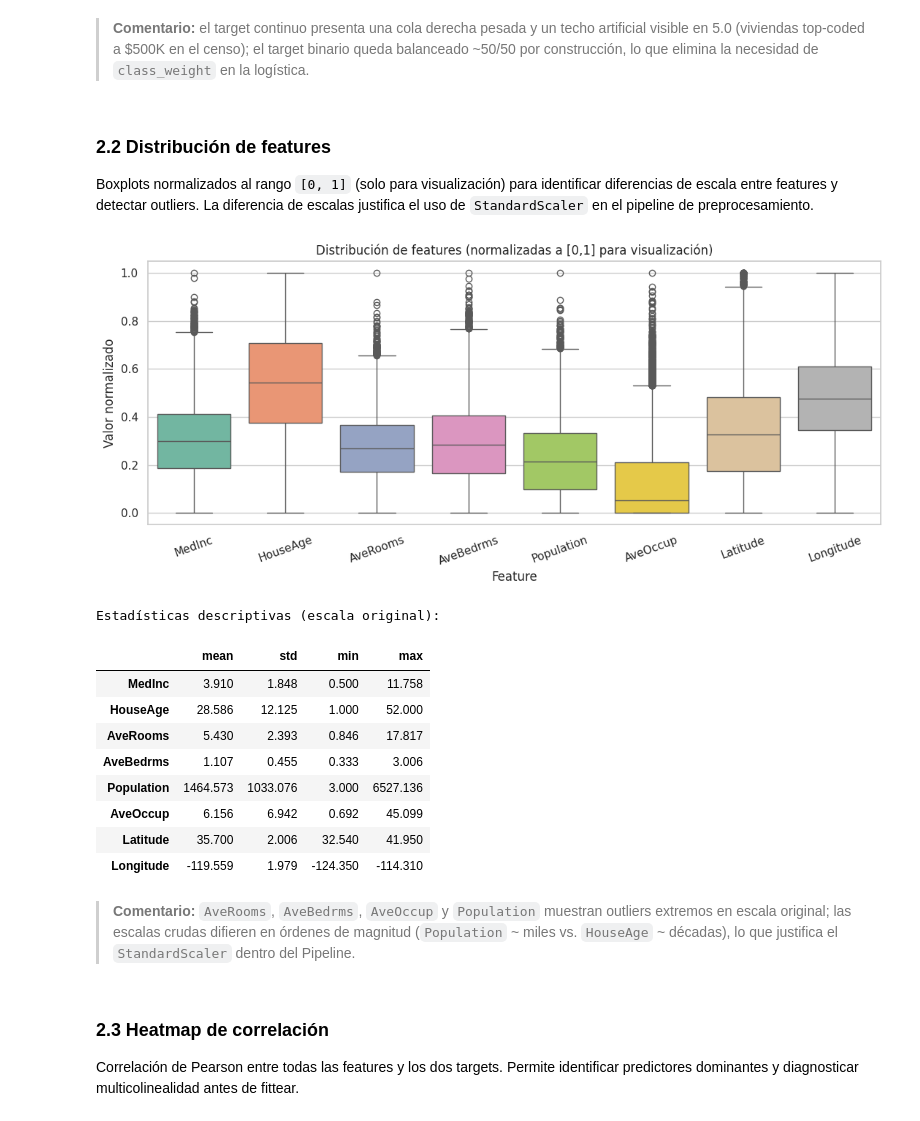
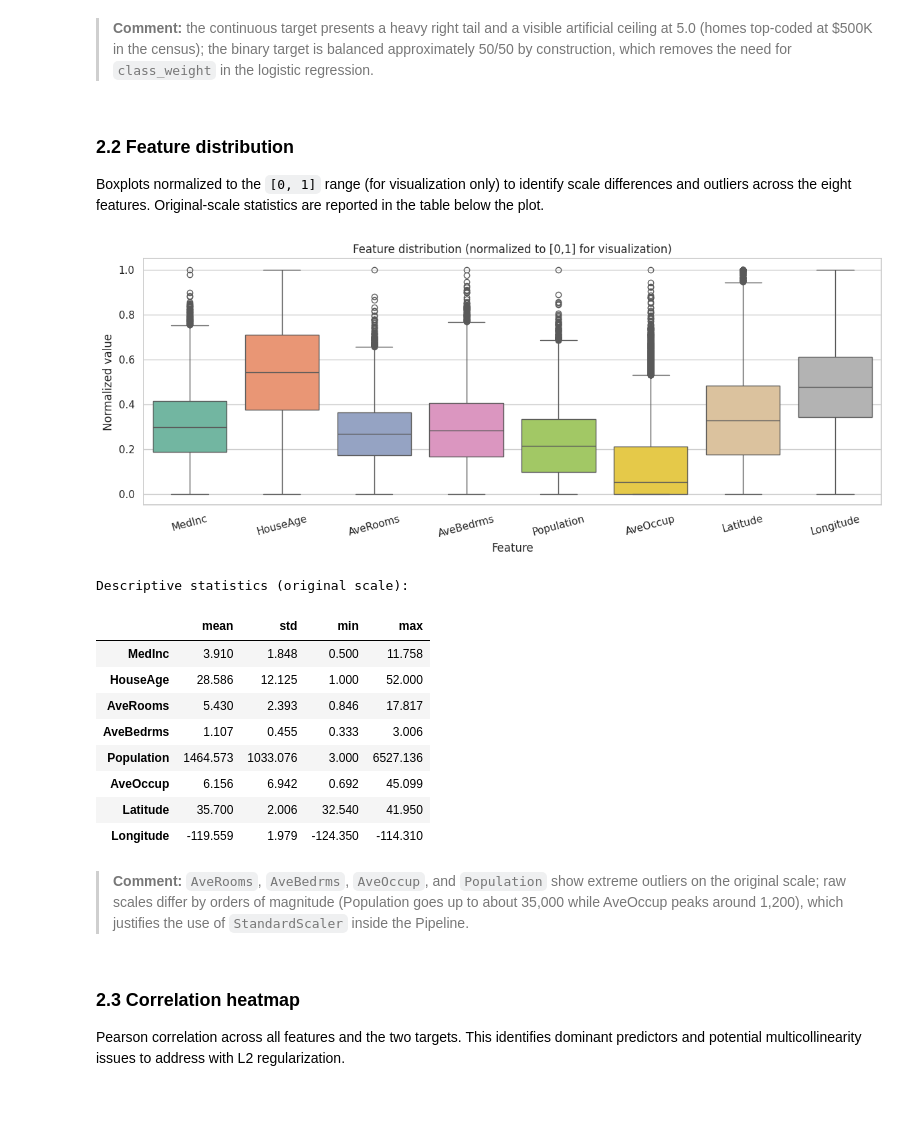
Before and after one commit to DanielSozoranga/Machine-Learning-6-SIN-A-Mar-Jul-2026, a Jupyter notebook: notebooks/main.ipynb, the cells around one changed output. Drawn from its saved outputs; the diff is of its cells as text; code cells hidden in the pictures.

```diff
--- a/notebooks/main.ipynb
+++ b/notebooks/main.ipynb
@@ -74,29 +74,29 @@ El notebook recorre el ciclo de vida estándar: *Problem Definition → Data Acq
 # %%
-# Carga del dataset. Intenta primero la fuente oficial (sklearn → figshare),
-# con fallback a un CSV local que conserva el mismo schema en caso de
-# sandbox sin red.
+# Dataset loading. First it tries the official source (sklearn, figshare),
+# with a fallback to a local CSV that preserves the same schema in case the
+# sandbox has no network access.
 from pathlib import Path
 
 try:
     ch = fetch_california_housing(as_frame=True)
     df = ch.frame.copy()
-    DATA_SOURCE = "sklearn (oficial)"
+    DATA_SOURCE = "sklearn (official)"
 except Exception:
     fallback_csv = Path("../data/california_housing.csv")
     if not fallback_csv.exists():
         fallback_csv = Path("data/california_housing.csv")
     df = pd.read_csv(fallback_csv)
-    DATA_SOURCE = f"CSV local ({fallback_csv})"
+    DATA_SOURCE = f"local CSV ({fallback_csv})"
 
-# Derivación del target binario por split en la mediana del target continuo.
-# Esto produce clases ~50/50 por construcción.
+# Binary target derived by splitting the continuous target at its median.
+# This yields approximately 50/50 classes by construction.
 median_price = df["MedHouseVal"].median()
 df["expensive"] = (df["MedHouseVal"] > median_price).astype(int)
 
-print(f"Fuente del dataset:       {DATA_SOURCE}")
-print(f"Shape del dataset:        {df.shape}")
-print(f"Mediana de MedHouseVal:   {median_price:.3f} (×100,000 USD)")
-print("Distribución de 'expensive':")
-print(df["expensive"].value_counts().rename({0: "asequible", 1: "caro"}))
+print(f"Data source:              {DATA_SOURCE}")
+print(f"Dataset shape:            {df.shape}")
+print(f"Median of MedHouseVal:    {median_price:.3f} (in 100,000 USD)")
+print("Distribution of 'expensive':")
+print(df["expensive"].value_counts().rename({0: "affordable", 1: "expensive"}))
 df.head()
 # %% [output]
@@ -156,32 +158,31 @@ plt.show()
 # %% [markdown]
-> **Comentario:** el target continuo presenta una cola derecha pesada y un techo artificial visible en 5.0 (viviendas top-coded a $500K en el censo); el target binario queda balanceado ~50/50 por construcción, lo que elimina la necesidad de `class_weight` en la logística.
+> **Comment:** the continuous target presents a heavy right tail and a visible artificial ceiling at 5.0 (homes top-coded at $500K in the census); the binary target is balanced approximately 50/50 by construction, which removes the need for `class_weight` in the logistic regression.
 # %% [markdown]
-### 2.2 Distribución de features
+### 2.2 Feature distribution
 
-Boxplots normalizados al rango `[0, 1]` (solo para visualización) para identificar diferencias de escala entre features y detectar outliers. La diferencia de escalas justifica el uso de `StandardScaler` en el pipeline de preprocesamiento.
+Boxplots normalized to the `[0, 1]` range (for visualization only) to identify scale differences and outliers across the eight features. Original-scale statistics are reported in the table below the plot.
 # %%
 feature_cols = [c for c in df.columns if c not in {"MedHouseVal", "expensive"}]
 
-# Normalización min-max únicamente para visualizar; el modelo se entrena
-# sobre las features en escala original transformadas por StandardScaler.
-df_norm = (df[feature_cols] - df[feature_cols].min()) / \
-          (df[feature_cols].max() - df[feature_cols].min())
+# Min-max normalization for visualization only; the actual model uses
+# StandardScaler inside the Pipeline.
+df_norm = df[feature_cols].copy()
+df_norm = (df_norm - df_norm.min()) / (df_norm.max() - df_norm.min())
 
-fig, ax = plt.subplots(figsize=(11, 5))
+fig, ax = plt.subplots(figsize=(12, 5))
 sns.boxplot(data=df_norm, ax=ax, palette="Set2")
-ax.set_title("Distribución de features (normalizadas a [0,1] para visualización)")
-ax.set_ylabel("Valor normalizado")
 ax.set_xlabel("Feature")
-plt.xticks(rotation=20)
+ax.set_ylabel("Normalized value")
+ax.set_title("Feature distribution (normalized to [0,1] for visualization)")
+plt.xticks(rotation=15)
 plt.tight_layout()
 plt.show()
 
-# Estadísticas en escala original (no normalizada) para contextualizar.
-print("Estadísticas descriptivas (escala original):")
+print("\nDescriptive statistics (original scale):")
 df[feature_cols].describe().T[["mean", "std", "min", "max"]].round(3)
 # %% [output]
-[figure, old version]
+[figure, new version]
-Estadísticas descriptivas (escala original):
+Descriptive statistics (original scale):
 |  | mean | std | min | max |
 | MedInc | 3.910 | 1.848 | 0.500 | 11.758 |
 | HouseAge | 28.586 | 12.125 | 1.000 | 52.000 |
@@ -192,9 +193,9 @@ Estadísticas descriptivas (escala original):
 | Latitude | 35.700 | 2.006 | 32.540 | 41.950 |
 | Longitude | -119.559 | 1.979 | -124.350 | -114.310 |
 # %% [markdown]
-> **Comentario:** `AveRooms`, `AveBedrms`, `AveOccup` y `Population` muestran outliers extremos en escala original; las escalas crudas difieren en órdenes de magnitud (`Population` ~ miles vs. `HouseAge` ~ décadas), lo que justifica el `StandardScaler` dentro del Pipeline.
+> **Comment:** `AveRooms`, `AveBedrms`, `AveOccup`, and `Population` show extreme outliers on the original scale; raw scales differ by orders of magnitude (Population goes up to about 35,000 while AveOccup peaks around 1,200), which justifies the use of `StandardScaler` inside the Pipeline.
 # %% [markdown]
-### 2.3 Heatmap de correlación
+### 2.3 Correlation heatmap
 
-Correlación de Pearson entre todas las features y los dos targets. Permite identificar predictores dominantes y diagnosticar multicolinealidad antes de fittear.
+Pearson correlation across all features and the two targets. This identifies dominant predictors and potential multicollinearity issues to address with L2 regularization.
 # %%
```
Also changed, not shown: parts of 39 cells of this notebook, 1 other file.
